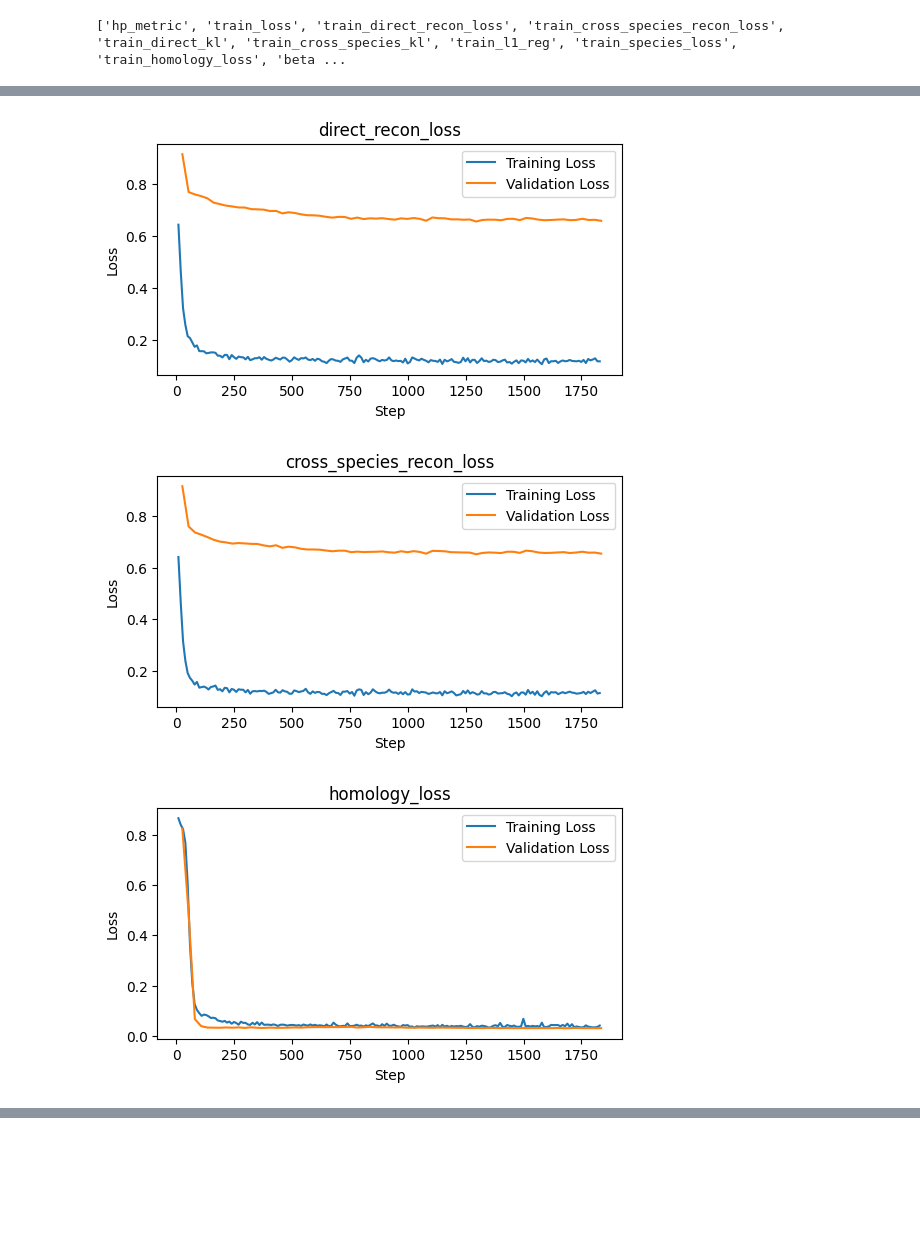
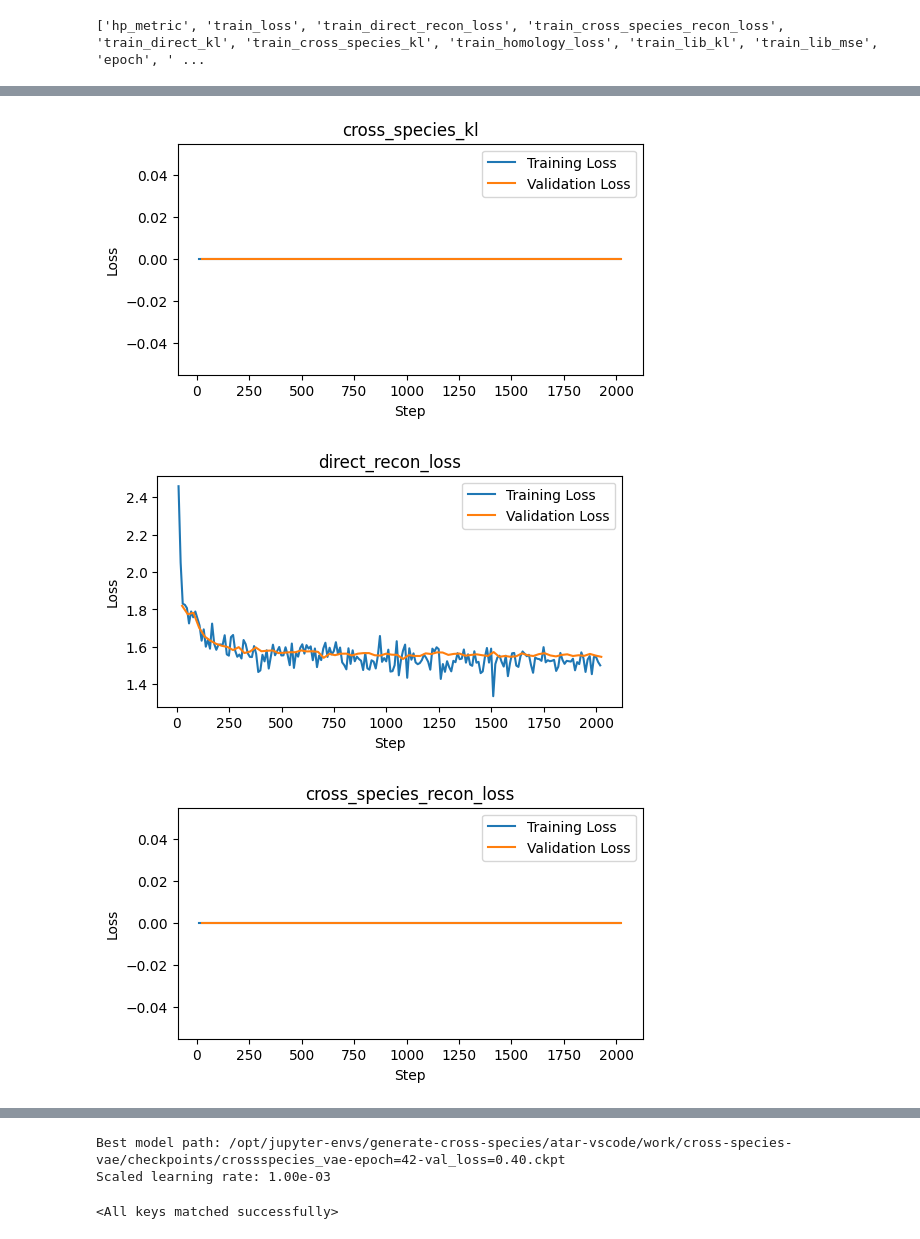
Before and after one commit to atarashansky/cross-species-vae, a Jupyter notebook: vae.ipynb, the cells around one changed output, grey strips where cells are left out. Drawn from its saved outputs; the diff is of its cells as text; code cells hidden in the pictures; blank space fills up the shorter version.

```diff
--- a/vae.ipynb
+++ b/vae.ipynb
@@ -254,7 +262,7 @@ print(ea.scalars.Keys())
 # Convert to pandas DataFrame
 import pandas as pd
 
-for loss_type in ["loss", "direct_kl", "cross_species_kl", "direct_recon_loss", "cross_species_recon_loss", "homology_loss"]:
+for loss_type in ["lib_kl", "lib_mse", "direct_kl", "cross_species_kl", "direct_recon_loss", "cross_species_recon_loss", "homology_loss"]:
     # Get specific metrics
     train_loss = pd.DataFrame(ea.Scalars(f'train_{loss_type}'), columns=['wall_time', 'step', 'value'])
     val_loss = pd.DataFrame(ea.Scalars(f'val_{loss_type}'), columns=['wall_time', 'step', 'value'])
@@ -271,4 +279,4 @@ for loss_type in ["loss", "direct_kl", "cross_species_kl", "direct_recon_loss",
     plt.title(loss_type)
     plt.legend()
 # %% [output]
-['hp_metric', 'train_loss', 'train_direct_recon_loss', 'train_cross_species_recon_loss', 'train_direct_kl', 'train_cross_species_kl', 'train_l1_reg', 'train_species_loss', 'train_homology_loss', 'beta ...
+['hp_metric', 'train_loss', 'train_direct_recon_loss', 'train_cross_species_recon_loss', 'train_direct_kl', 'train_cross_species_kl', 'train_homology_loss', 'train_lib_kl', 'train_lib_mse', 'epoch', ' ...
@@ -278,3 +286,3 @@ for loss_type in ["loss", "direct_kl", "cross_species_kl", "direct_recon_loss",
-[figure, old version]
+[figure, new version]
-[figure, old version]
+[figure, new version]
-[figure, old version]
+[figure, new version]
@@ -281 +290,19 @@ for loss_type in ["loss", "direct_kl", "cross_species_kl", "direct_recon_loss",
+# %%
+best_model_path = trainer.callbacks[-1].best_model_path
+print("Best model path:", best_model_path)
+# Load the checkpoint
+checkpoint = torch.load(best_model_path)
+
+# Create a new model with the same hyperparameters and homology information
+model = CrossSpeciesVAE(
+    homology_edges=homology_edges,  # Need to pass these again
+    **checkpoint['hyper_parameters']  # This loads all other hyperparameters
+)
+
+# Load the state dict
+model.load_state_dict(checkpoint['state_dict'])
+# %% [output]
+Best model path: /opt/jupyter-envs/generate-cross-species/atar-vscode/work/cross-species-vae/checkpoints/crossspecies_vae-epoch=42-val_loss=0.40.ckpt
+Scaled learning rate: 1.00e-03
+<All keys matched successfully>
 # %%
```
Also changed, not shown: parts of 16 cells of this notebook, 4 other files.
